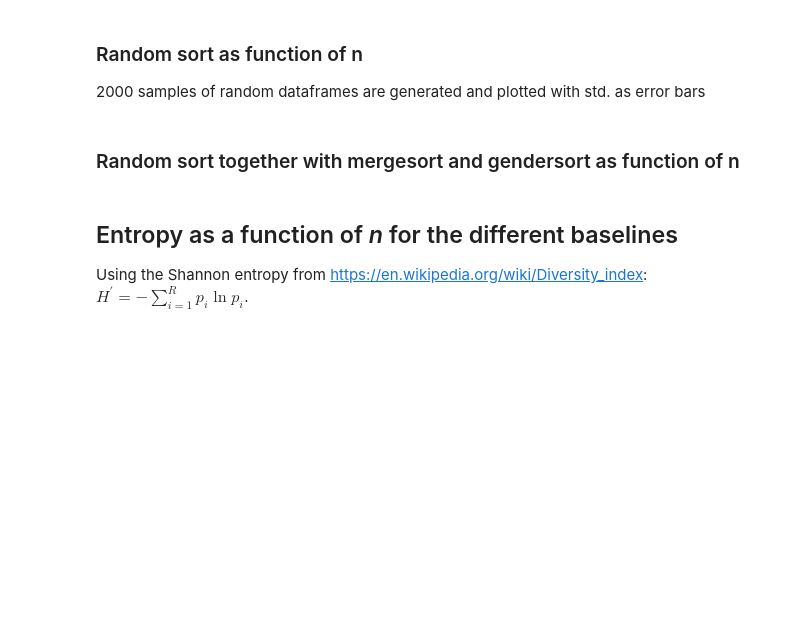
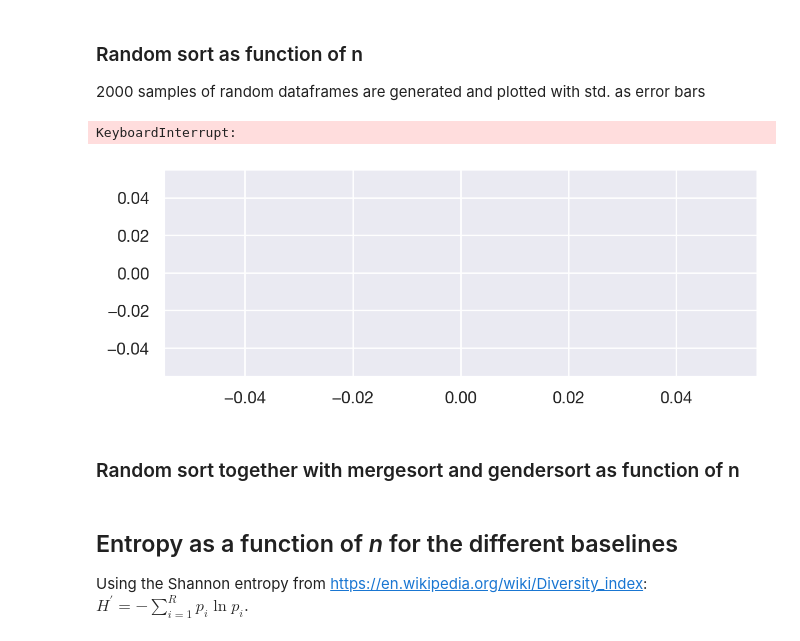
Before and after one commit to s183910/Bachelor_Gabi_Kat, a Jupyter notebook: Notebooks/Basic_dists/Baselines real.ipynb, the cells around one changed output. Saved outputs shown, nothing was run; the diff lists cells and outputs as text; code cells hidden in the pictures; blank space fills up the shorter version.

```diff
--- a/Notebooks/Basic_dists/Baselines real.ipynb
+++ b/Notebooks/Basic_dists/Baselines real.ipynb
@@ -207,26 +227,29 @@ plt.show()
 # %%
 #Random generated dfs
 
-df_use = df[["Unnamed: 0","HI_GRADE_AVG", "GENDER_bin", "STRATUM"]]
+df_use = df[["Unnamed: 0","COL_GRADE_AVG", "GENDER_bin"]] #"STRATUM"
 
 for j in range(1,2): #first make one random df that we can append the other random dfs to
     gen_state = random.seed(a=None) #random generator
     df_random1 = shuffle(df_use, random_state=gen_state) #shuffle the df with a random generator based on time
-    df_random1["incr_hi_mean"] = df_random1.HI_GRADE_AVG.expanding().mean()
+    df_random1["incr_col_mean"] = df_random1.COL_GRADE_AVG.expanding().mean()
     df_random1["n_students"] = range(len(df_random1))
     for i in range(1000):
         gen_state = random.seed(a=None)
         df_random2 = shuffle(df_use, random_state=gen_state)
-        df_random2["incr_hi_mean"] = df_random2.HI_GRADE_AVG.expanding().mean()
+        df_random2["incr_col_mean"] = df_random2.COL_GRADE_AVG.expanding().mean()
         df_random2["n_students"] = range(len(df_random2))
         df_random1 = df_random1.append(df_random2)
 # %%
 #First we plot the random grades per n students
 # w 2000 samples
 
-sns.lineplot(data=df_random1, x="n_students", y="incr_hi_mean", ci="sd")
+sns.lineplot(data=df_random1, x="n_students", y="incr_col_mean", ci="sd")
 plt.title("2000 random sampled dfs with std as error bars")
 plt.show()
+# %% [output]
+KeyboardInterrupt:
+[figure, added]
 # %% [markdown]
 ### Random sort together with mergesort and gendersort as function of n
 # %%
```
Also changed, not shown: parts of 13 cells of this notebook, 2 other files.
